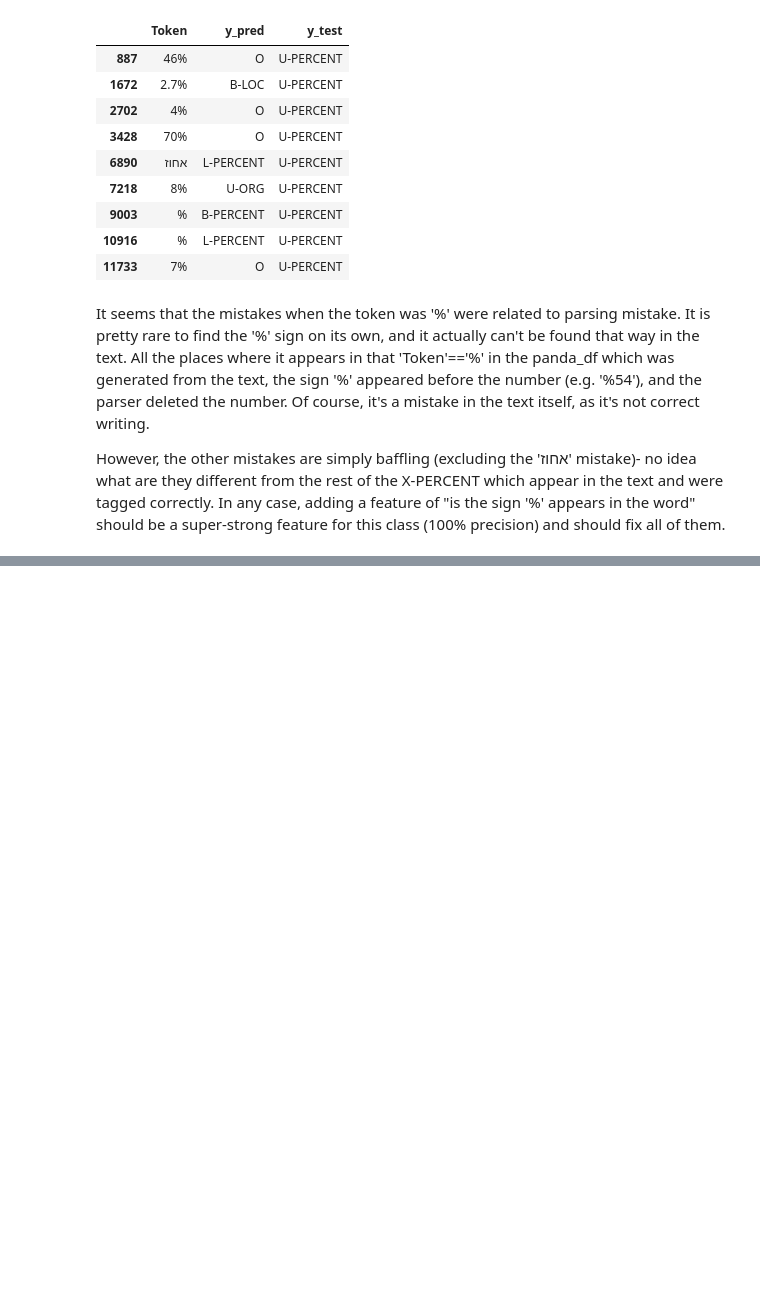
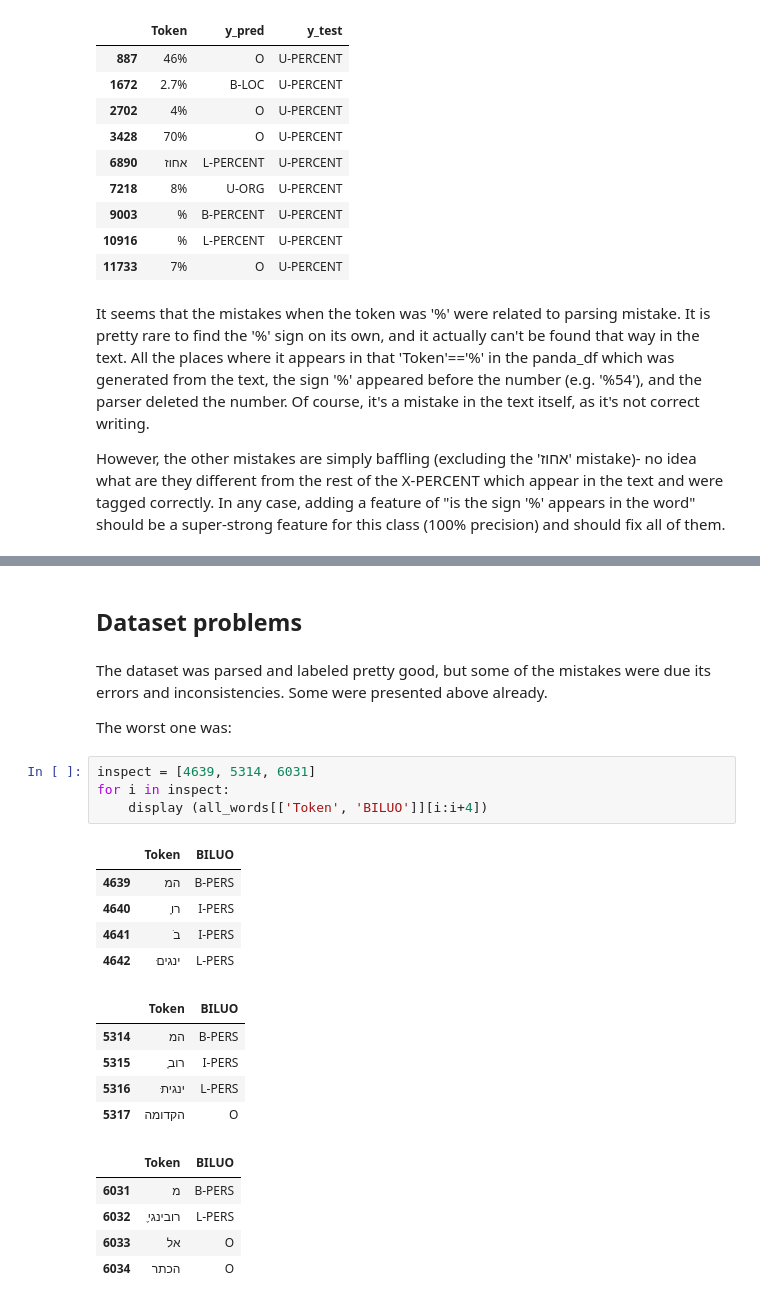
Before and after one commit to yonatanbitton/HebrewNER, a Jupyter notebook: Phase4_ErrorAnalysis.ipynb, the cells around one changed output, grey strips where cells are left out. Drawn from its saved outputs; the diff is of its cells as text; blank space fills up the shorter version.

```diff
--- a/Phase4_ErrorAnalysis.ipynb
+++ b/Phase4_ErrorAnalysis.ipynb
@@ -485,0 +527,26 @@ However, the other mistakes are simply baffling (excluding the 'אחוז' mistak
+# %% [markdown]
+## Dataset problems
+# %% [markdown]
+The dataset was parsed and labeled pretty good, but some of the mistakes were due its errors and inconsistencies. Some were presented above already.
+
+The worst one was:
+# %%
+inspect = [4639, 5314, 6031]
+for i in inspect:
+    display (all_words[['Token', 'BILUO']][i:i+4])
+# %% [output]
+|  | Token | BILUO |
+| 4639 | המ | B-PERS |
+| 4640 | ֶרו | I-PERS |
+| 4641 | ֹב | I-PERS |
+| 4642 | ּינגים | L-PERS |
+|  | Token | BILUO |
+| 5314 | המ | B-PERS |
+| 5315 | ֶרוב | I-PERS |
+| 5316 | ּינגית | L-PERS |
+| 5317 | הקדומה | O |
+|  | Token | BILUO |
+| 6031 | מ | B-PERS |
+| 6032 | ֶרובינגי | L-PERS |
+| 6033 | אל | O |
+| 6034 | הכתר | O |
```
Also changed, not shown: parts of 13 cells of this notebook, 2 other files.
